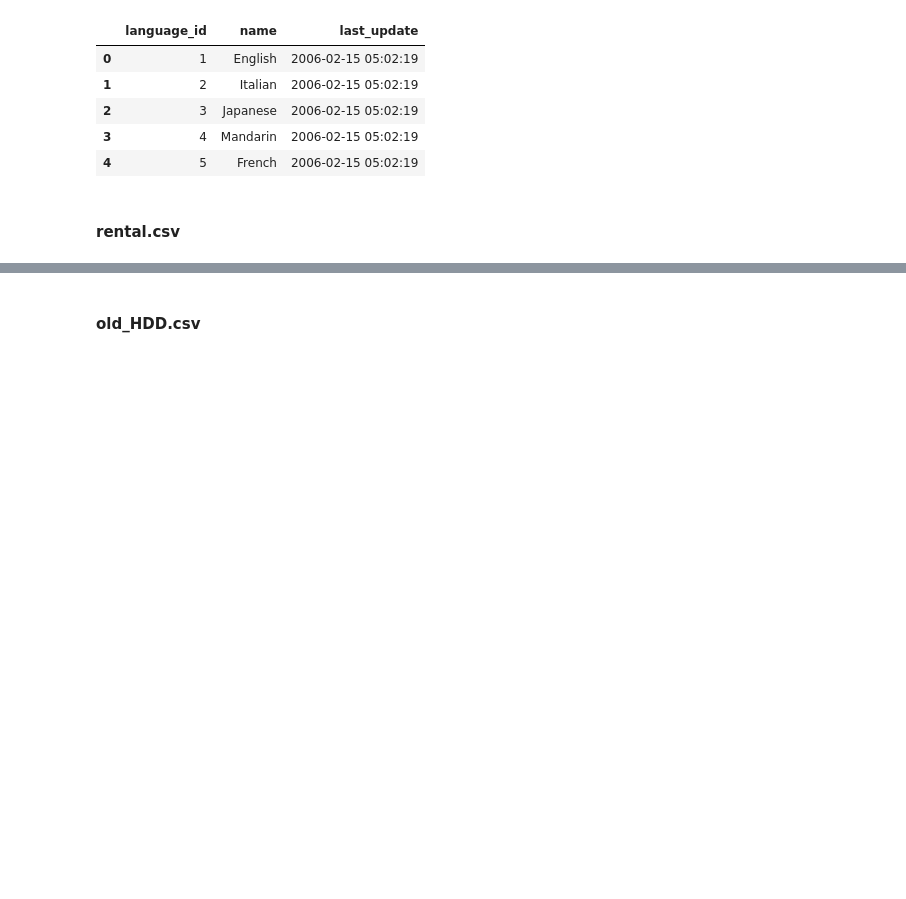
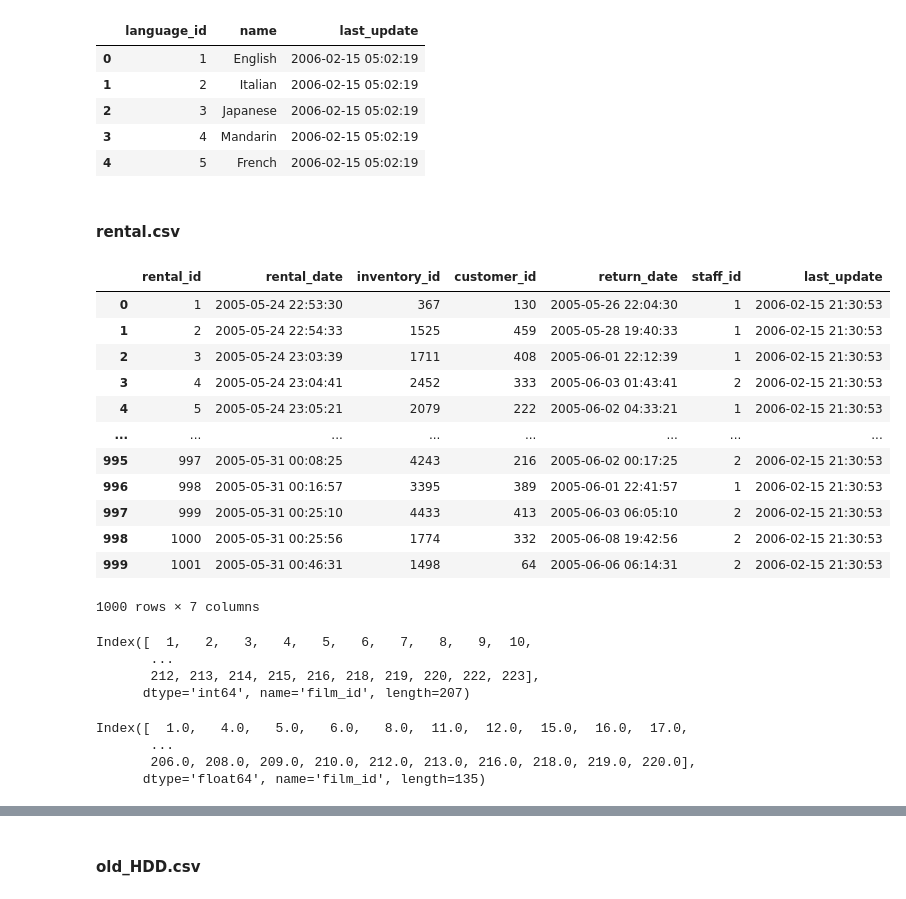
Before and after one commit to carolinariveraa/SQL-Database, a Jupyter notebook: notebook/main.ipynb, the cells around one changed output, grey strips where cells are left out. Drawn from its saved outputs; the diff is of its cells as text; code cells hidden in the pictures; blank space fills up the shorter version.

```diff
--- a/notebook/main.ipynb
+++ b/notebook/main.ipynb
@@ -120,3 +134,19 @@ language.head()
 | 4 | 5 | French | 2006-02-15 05:02:19 |
 # %% [markdown]
 #### rental.csv
+# %%
+rental
+# %% [output]
+|  | rental_id | rental_date | inventory_id | customer_id | return_date | staff_id | last_update |
+| 0 | 1 | 2005-05-24 22:53:30 | 367 | 130 | 2005-05-26 22:04:30 | 1 | 2006-02-15 21:30:53 |
+| 1 | 2 | 2005-05-24 22:54:33 | 1525 | 459 | 2005-05-28 19:40:33 | 1 | 2006-02-15 21:30:53 |
+| 2 | 3 | 2005-05-24 23:03:39 | 1711 | 408 | 2005-06-01 22:12:39 | 1 | 2006-02-15 21:30:53 |
+| 3 | 4 | 2005-05-24 23:04:41 | 2452 | 333 | 2005-06-03 01:43:41 | 2 | 2006-02-15 21:30:53 |
+| 4 | 5 | 2005-05-24 23:05:21 | 2079 | 222 | 2005-06-02 04:33:21 | 1 | 2006-02-15 21:30:53 |
+| ... | ... | ... | ... | ... | ... | ... | ... |
+| 995 | 997 | 2005-05-31 00:08:25 | 4243 | 216 | 2005-06-02 00:17:25 | 2 | 2006-02-15 21:30:53 |
+| 996 | 998 | 2005-05-31 00:16:57 | 3395 | 389 | 2005-06-01 22:41:57 | 1 | 2006-02-15 21:30:53 |
+| 997 | 999 | 2005-05-31 00:25:10 | 4433 | 413 | 2005-06-03 06:05:10 | 2 | 2006-02-15 21:30:53 |
+| 998 | 1000 | 2005-05-31 00:25:56 | 1774 | 332 | 2005-06-08 19:42:56 | 2 | 2006-02-15 21:30:53 |
+| 999 | 1001 | 2005-05-31 00:46:31 | 1498 | 64 | 2005-06-06 06:14:31 | 2 | 2006-02-15 21:30:53 |
+1000 rows × 7 columns
@@ -122,0 +159,14 @@ language.head()
+# %%
+inventory.film_id.value_counts().index.sort_values()
+# %% [output]
+Index([  1,   2,   3,   4,   5,   6,   7,   8,   9,  10,
+       ...
+       212, 213, 214, 215, 216, 218, 219, 220, 222, 223],
+      dtype='int64', name='film_id', length=207)
+# %%
+rental.film_id.value_counts().index.sort_values()
+# %% [output]
+Index([  1.0,   4.0,   5.0,   6.0,   8.0,  11.0,  12.0,  15.0,  16.0,  17.0,
+       ...
+       206.0, 208.0, 209.0, 210.0, 212.0, 213.0, 216.0, 218.0, 219.0, 220.0],
+      dtype='float64', name='film_id', length=135)
```
Also changed, not shown: parts of 32 cells of this notebook.
